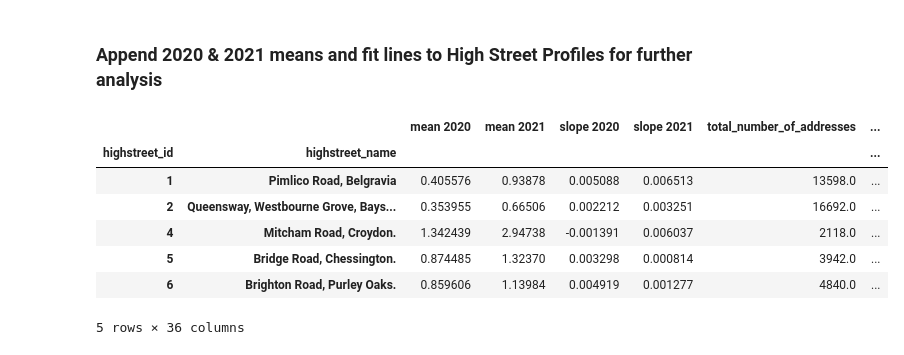
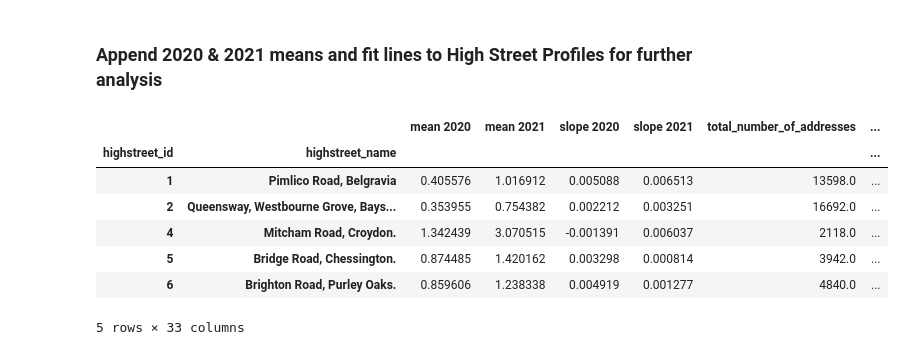
Before and after one commit to Greater-London-Authority/highstreets, a Jupyter notebook: highstreets/notebooks/exploratory/0.3-cd-hs_regressions.ipynb, the cells around one changed output. Saved outputs shown, nothing was run; the diff lists cells and outputs as text; code cells hidden in the pictures.

```diff
--- a/highstreets/notebooks/exploratory/0.3-cd-hs_regressions.ipynb
+++ b/highstreets/notebooks/exploratory/0.3-cd-hs_regressions.ipynb
@@ -235,14 +212,15 @@ vhsd.plot_highstreets_grouped(
 # %% [markdown]
 ### Append 2020 & 2021 means and fit lines to High Street Profiles for further analysis
 # %%
-stats = mhsd.append_profile_features(hsp, data_2020_full, data_2021, reg_model)
+stats = mhsd.append_profile_features(hsp, data_full, reg_model)
+stats = stats.drop(columns=["pattern_2020", "pattern_2021", "all_pandemic"])
 stats.head()
 # %% [output]
 |  |  | mean 2020 | mean 2021 | slope 2020 | slope 2021 | total_number_of_addresses | ... |
 | highstreet_id | highstreet_name |  |  |  |  |  | ... |
-| 1 | Pimlico Road, Belgravia | 0.405576 | 0.93878 | 0.005088 | 0.006513 | 13598.0 | ... |
-| 2 | Queensway, Westbourne Grove, Bays... | 0.353955 | 0.66506 | 0.002212 | 0.003251 | 16692.0 | ... |
-| 4 | Mitcham Road, Croydon. | 1.342439 | 2.94738 | -0.001391 | 0.006037 | 2118.0 | ... |
-| 5 | Bridge Road, Chessington. | 0.874485 | 1.32370 | 0.003298 | 0.000814 | 3942.0 | ... |
-| 6 | Brighton Road, Purley Oaks. | 0.859606 | 1.13984 | 0.004919 | 0.001277 | 4840.0 | ... |
+| 1 | Pimlico Road, Belgravia | 0.405576 | 1.016912 | 0.005088 | 0.006513 | 13598.0 | ... |
+| 2 | Queensway, Westbourne Grove, Bays... | 0.353955 | 0.754382 | 0.002212 | 0.003251 | 16692.0 | ... |
+| 4 | Mitcham Road, Croydon. | 1.342439 | 3.070515 | -0.001391 | 0.006037 | 2118.0 | ... |
+| 5 | Bridge Road, Chessington. | 0.874485 | 1.420162 | 0.003298 | 0.000814 | 3942.0 | ... |
+| 6 | Brighton Road, Purley Oaks. | 0.859606 | 1.238338 | 0.004919 | 0.001277 | 4840.0 | ... |
-5 rows × 36 columns
+5 rows × 33 columns
```
Also changed, not shown: parts of 10 cells of this notebook, 12 other files.
